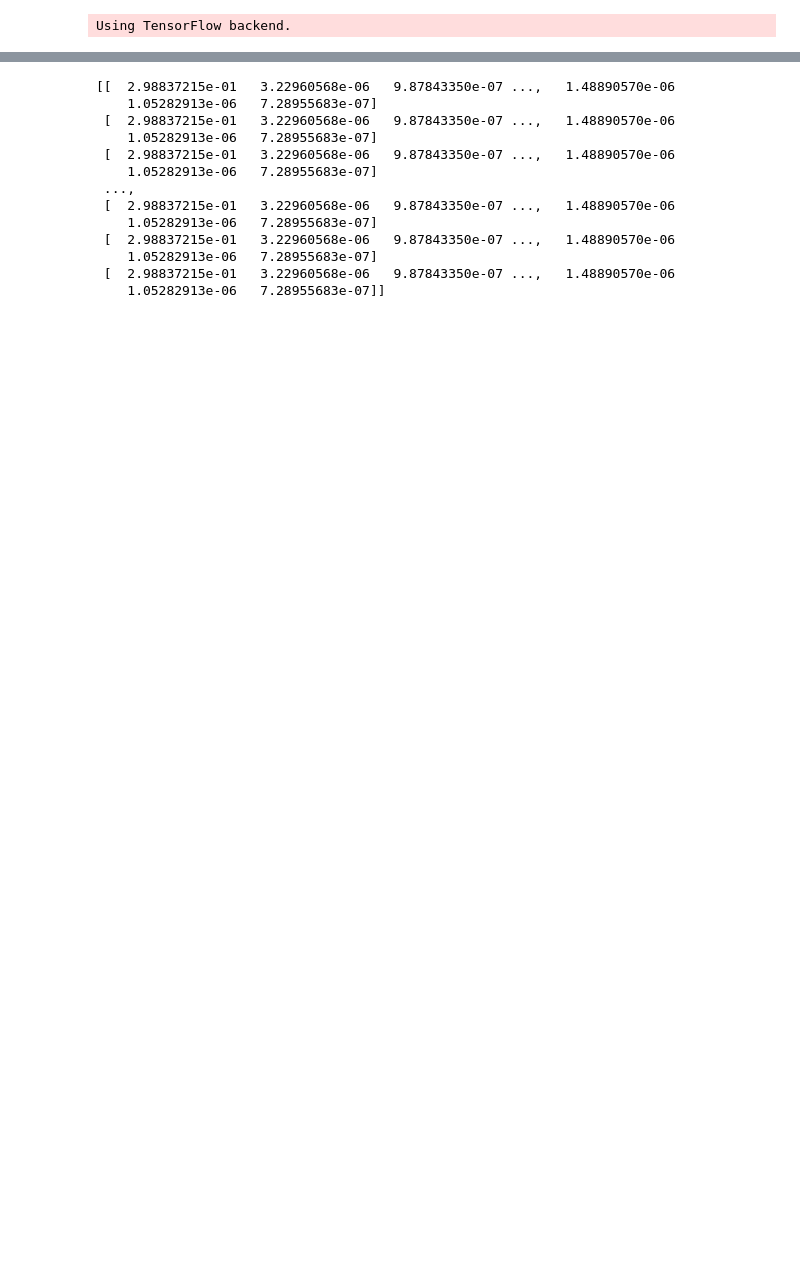
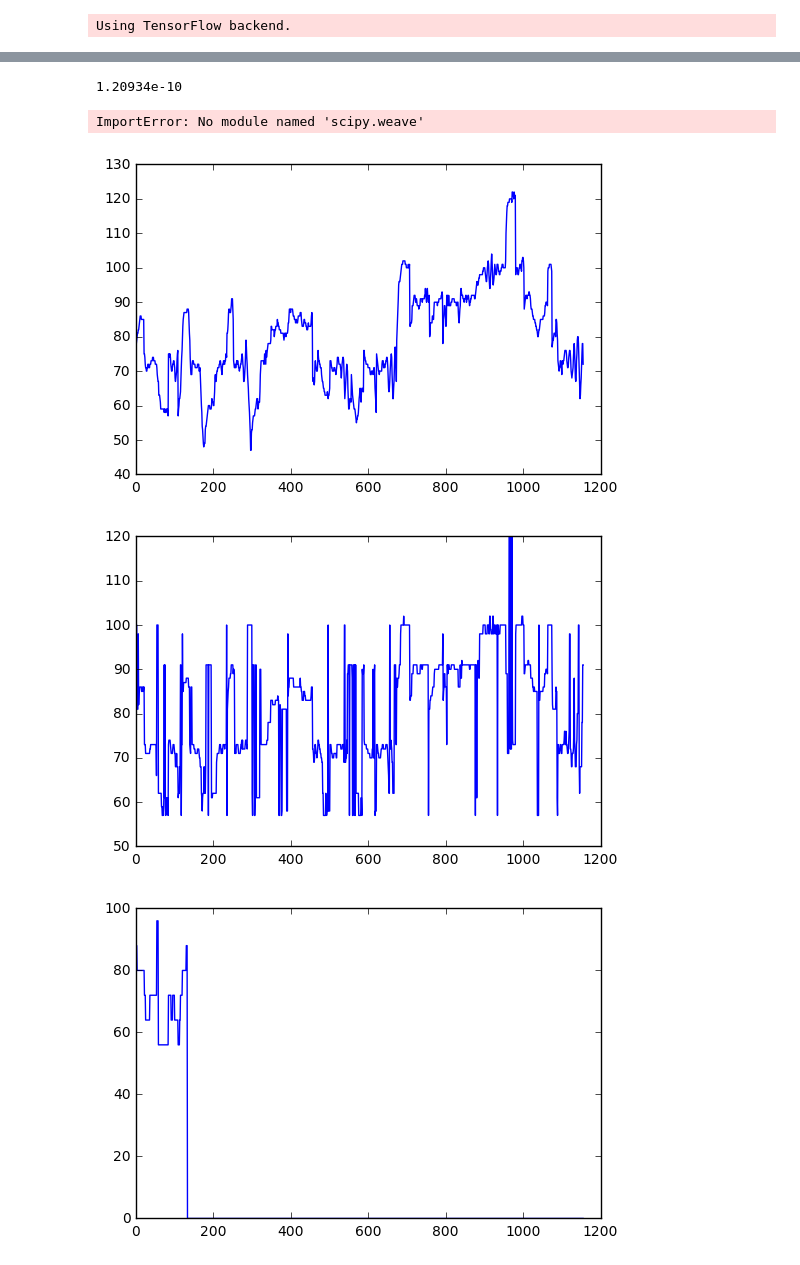
Before and after one commit to shayenne/IAmelodyDNN, a Jupyter notebook: DNN Model - F0 Estimation.ipynb, the cells around one changed output, grey strips where cells are left out. Drawn from its saved outputs; the diff is of its cells as text; code cells hidden in the pictures; blank space fills up the shorter version.

```diff
--- a/DNN Model - F0 Estimation.ipynb
+++ b/DNN Model - F0 Estimation.ipynb
@@ -101,18 +164,6 @@ plt.show()
 # %%
-print(predictions)
+print(predictions.min())
 # %% [output]
-[[  2.98837215e-01   3.22960568e-06   9.87843350e-07 ...,   1.48890570e-06
-    1.05282913e-06   7.28955683e-07]
- [  2.98837215e-01   3.22960568e-06   9.87843350e-07 ...,   1.48890570e-06
-    1.05282913e-06   7.28955683e-07]
- [  2.98837215e-01   3.22960568e-06   9.87843350e-07 ...,   1.48890570e-06
-    1.05282913e-06   7.28955683e-07]
- ...,
- [  2.98837215e-01   3.22960568e-06   9.87843350e-07 ...,   1.48890570e-06
-    1.05282913e-06   7.28955683e-07]
- [  2.98837215e-01   3.22960568e-06   9.87843350e-07 ...,   1.48890570e-06
-    1.05282913e-06   7.28955683e-07]
- [  2.98837215e-01   3.22960568e-06   9.87843350e-07 ...,   1.48890570e-06
-    1.05282913e-06   7.28955683e-07]]
+1.20934e-10
 # %%
 ## Viterbi tracking
@@ -167,0 +256,10 @@ class Trellis:
+# %%
+start_dic= {}
+for i in range(193):
+    start_dic[i] = 1
+# %%
+obs = np.argmax(np.transpose(predictions).tolist(), axis=0)
+states = np.arange(193)
+start_p = start_dic
+trans_p = tr_dic
+emit_p = tr_dic
@@ -167,0 +273,4 @@ class Trellis:
+# %%
+result = viterbi(np.argmax(np.transpose(predictions), axis=0).tolist(), 0.99,0.9)
+# %% [output]
+ImportError: No module named 'scipy.weave'
@@ -167,0 +311,23 @@ class Trellis:
+# %%
+start_p = np.ones(193).reshape(193,1)
+start_p = start_p/193
+trans_p = tr_mtx_normed
+emit_p = tr_mtx_normed
+result = Decoder(start_p, trans_p, emit_p)
+# %%
+x = result.Decode(obs)
+# %%
+# Plot the grid
+
+plt.plot(np.arange(len(df5)),df5)#, cmap=plt.get_cmap("Reds"))
+plt.show()
+pre = np.argmax(np.transpose(predictions), axis=0).tolist()
+pre[pre==0] = None
+plt.plot(np.arange(len(pre)),pre)#, cmap=plt.get_cmap("Reds"))
+plt.show()
+plt.plot(np.arange(len(x)),x)#, cmap=plt.get_cmap("Reds"))
+plt.show()
+# %% [output]
+[figure, added]
+[figure, added]
+[figure, added]
```
Also changed, not shown: parts of 22 cells of this notebook, 1 other file.
